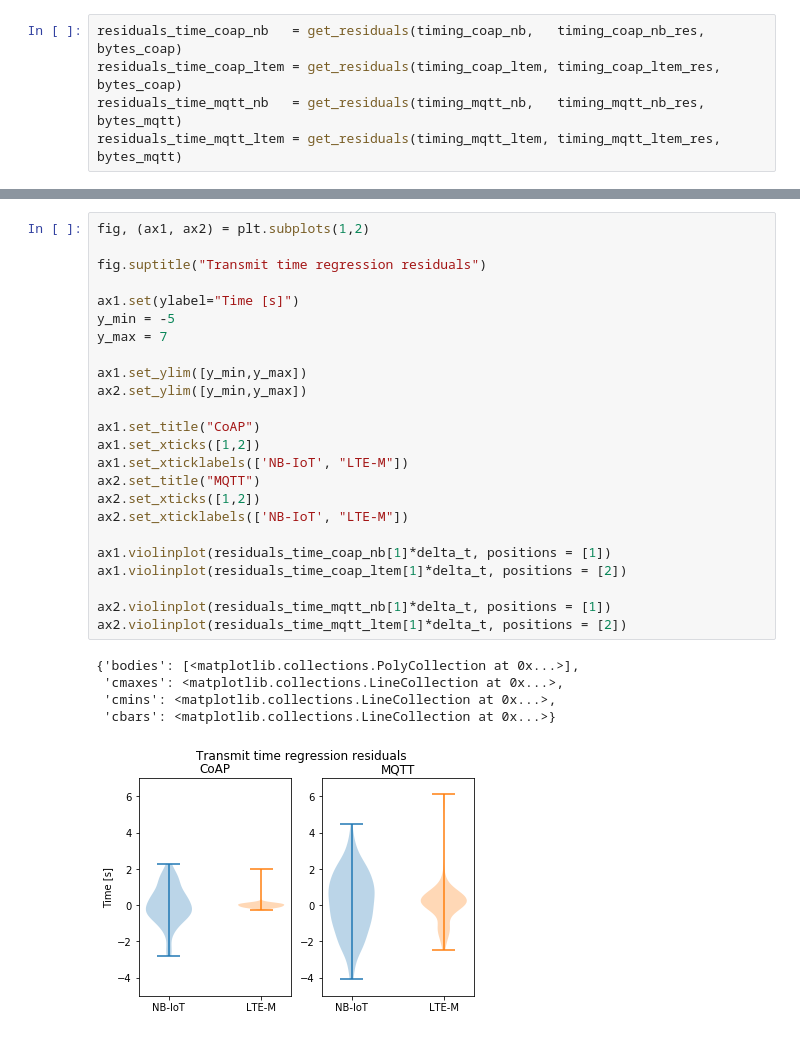
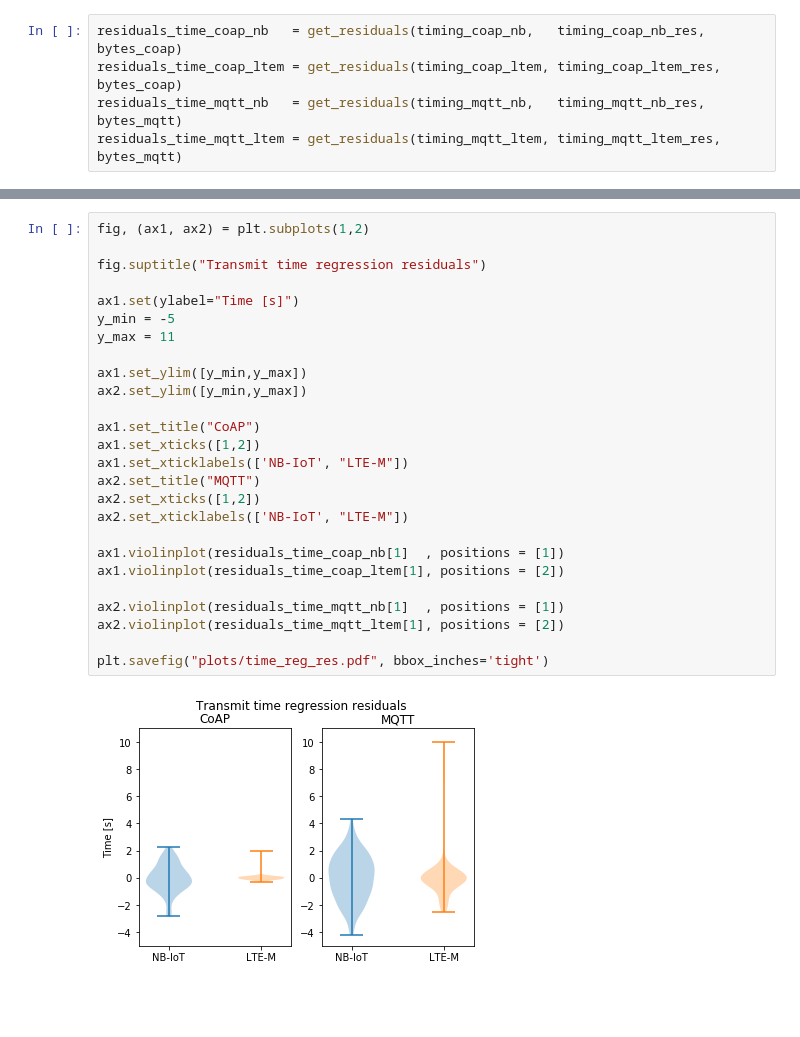
Before and after one commit to crfosse/dt_data, a Jupyter notebook: processing_sweep_psm.ipynb, the cells around one changed output, grey strips where cells are left out. Drawn from its saved outputs; the diff is of its cells as text; blank space fills up the shorter version.

```diff
--- a/processing_sweep_psm.ipynb
+++ b/processing_sweep_psm.ipynb
@@ -777,30 +761,28 @@ ax4.scatter(residuals_time_mqtt_ltem[0], residuals_time_mqtt_ltem[1]*delta_t)
 # %%
 fig, (ax1, ax2) = plt.subplots(1,2)
 
 fig.suptitle("Transmit time regression residuals")
 
 ax1.set(ylabel="Time [s]")
 y_min = -5
-y_max = 7
+y_max = 11
 
 ax1.set_ylim([y_min,y_max])
 ax2.set_ylim([y_min,y_max])
 
 ax1.set_title("CoAP")
 ax1.set_xticks([1,2])
 ax1.set_xticklabels(['NB-IoT', "LTE-M"])
 ax2.set_title("MQTT")
 ax2.set_xticks([1,2])
 ax2.set_xticklabels(['NB-IoT', "LTE-M"])
 
-ax1.violinplot(residuals_time_coap_nb[1]*delta_t, positions = [1])
-ax1.violinplot(residuals_time_coap_ltem[1]*delta_t, positions = [2])
+ax1.violinplot(residuals_time_coap_nb[1]  , positions = [1])
+ax1.violinplot(residuals_time_coap_ltem[1], positions = [2])
 
-ax2.violinplot(residuals_time_mqtt_nb[1]*delta_t, positions = [1])
-ax2.violinplot(residuals_time_mqtt_ltem[1]*delta_t, positions = [2])
+ax2.violinplot(residuals_time_mqtt_nb[1]  , positions = [1])
+ax2.violinplot(residuals_time_mqtt_ltem[1], positions = [2])
+
+plt.savefig("plots/time_reg_res.pdf", bbox_inches='tight')
 # %% [output]
-{'bodies': [<matplotlib.collections.PolyCollection at 0x...>],
- 'cmaxes': <matplotlib.collections.LineCollection at 0x...>,
- 'cmins': <matplotlib.collections.LineCollection at 0x...>,
- 'cbars': <matplotlib.collections.LineCollection at 0x...>}
-[figure, old version]
+[figure, new version]
```
Also changed, not shown: parts of 37 cells of this notebook, 15 other files.
